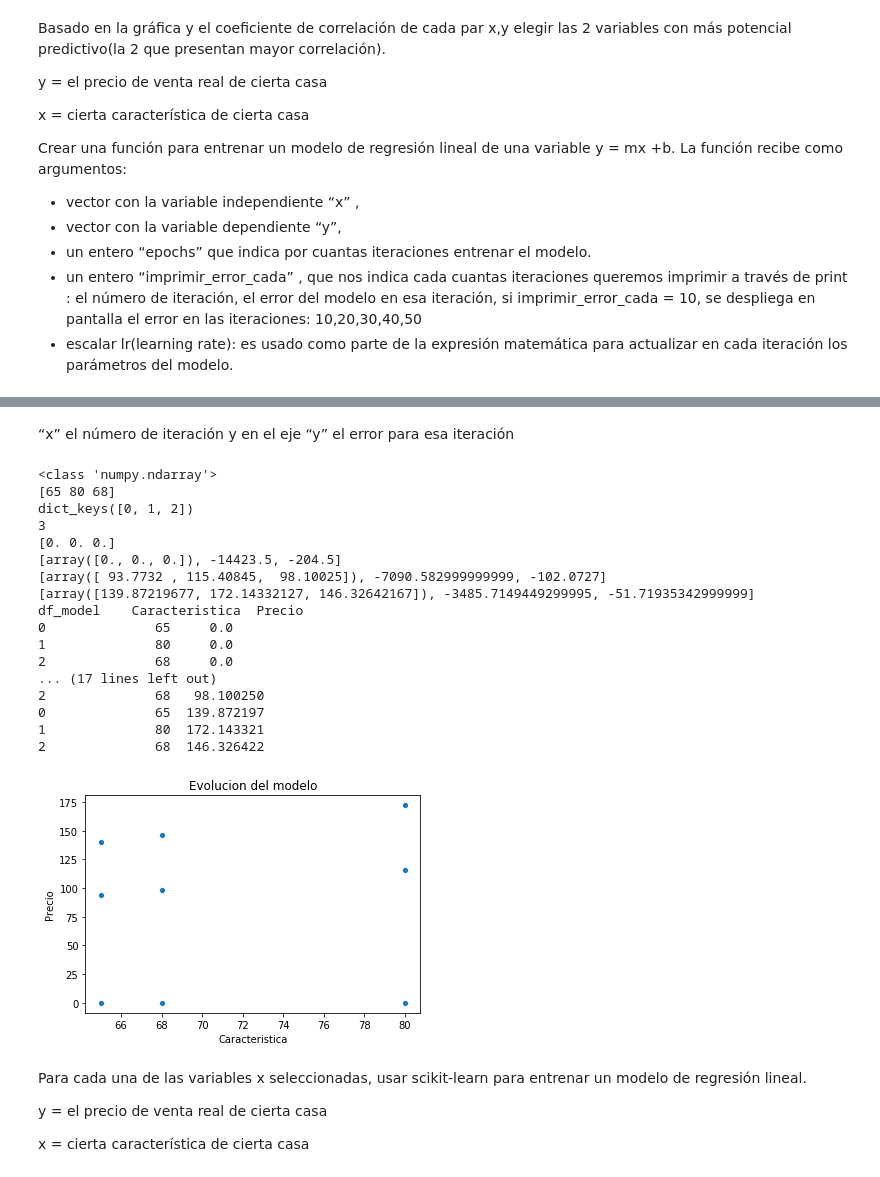
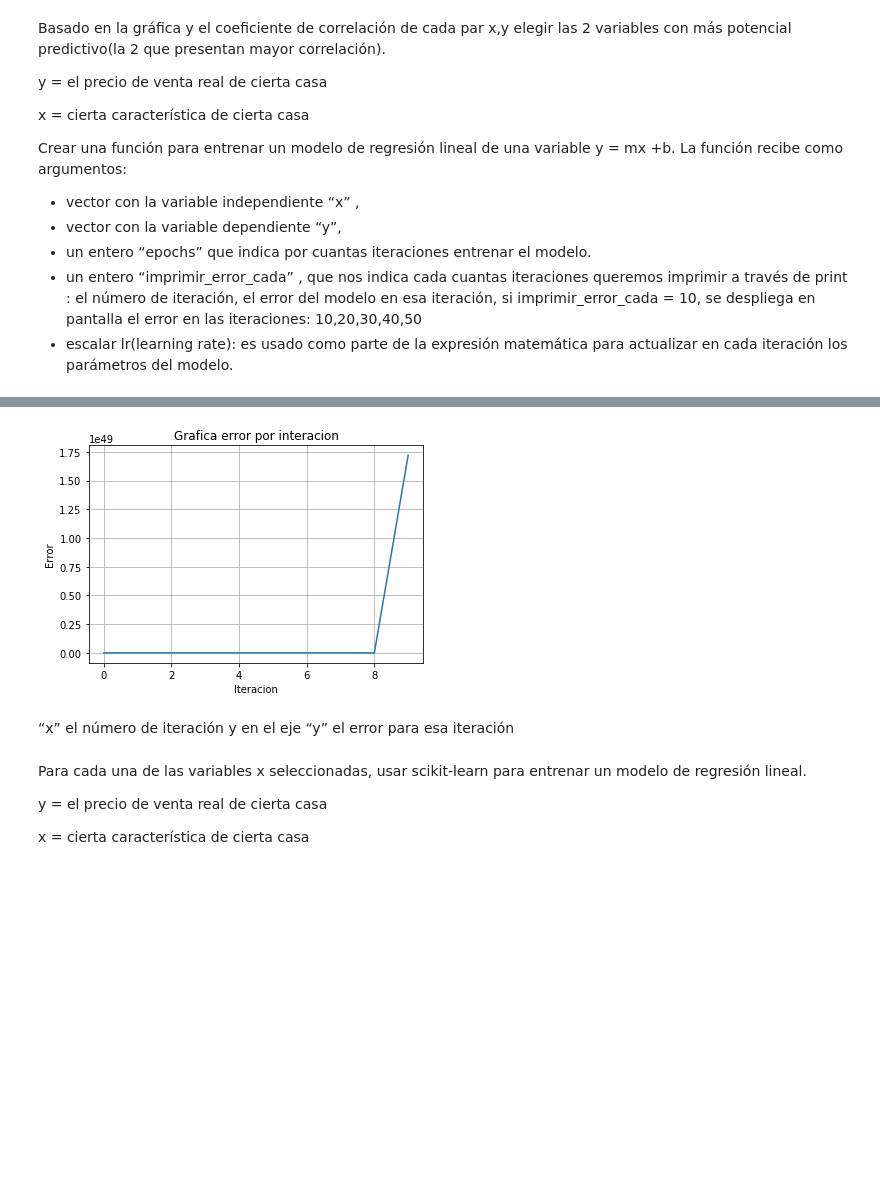
Before and after one commit to an3iitho/Project_linear_regression, a Jupyter notebook: Proyecto_Alvaro-Esquivel.ipynb, the cells around one changed output, grey strips where cells are left out. Saved outputs shown, nothing was run; the diff lists cells and outputs as text; code cells hidden in the pictures; blank space fills up the shorter version.

```diff
--- a/Proyecto_Alvaro-Esquivel.ipynb
+++ b/Proyecto_Alvaro-Esquivel.ipynb
@@ -425,0 +412,7 @@ indic: [ 0  1  2  3  4  5  6  7  8  9 10 11 12 13 14 15 16 17 18 19] (20,)
+# %%
+#Modelo entrenamiento regresion lineal pies de construccion en el primer nivel - precio
+#y = el precio de venta real de cierta casa
+#x = los pies de construccion en el primer nivel
+
+dic_salida_cons, list_errores_cons = entrenar_modelo(pies_primer_nivel, precio, 10, 2, 0.0001)
+print("\nDiccionario de salida: ", dic_salida_cons, "\n\nErrores del modelo:", list_errores_cons)
@@ -426,64 +440,18 @@ indic: [ 0  1  2  3  4  5  6  7  8  9 10 11 12 13 14 15 16 17 18 19] (20,)
+# %%
+#Grafica de errores
+
+indic = np.arange(0,len(list_errores_cons))
+ax = plt.subplot()
+ax.plot(indic, list_errores_cons)
+ax.set(xlabel='Iteracion', ylabel='Error',
+       title='Grafica error por interacion')
+ax.grid()
+
+plt.show()
+# %% [output]
+[figure, added]
 # %% [markdown]
 “x” el número de iteración y en el eje “y” el error para esa iteración
-# %%
-#y = el precio de venta real de cierta casa
-#x = cierta característica de cierta casa
-#dataset = pd.DataFrame({'Pies de calle': pies_calle_n, 'Precio': precio})
-#ax = sns.scatterplot(x="Pies de calle", y="Precio", data=dataset).set_title(titulo)
-
-print(type(pies_calle_n))
-#dataset = pd.DataFrame({'Pies de calle': pies_calle_n, 'Precio': precio})
-#cor = dataset.corr()
-#coefcorr_calle = cor.loc['Pies de calle','Precio']
-#print("Correlacion entre Pies lineales de calle conectados a la propiedad y precio")
-#print("Coeficiente: ", coefcorr_calle)
-#titulo = "Correlacion entre pies de calle y precio: " + str("%.2f" % round(coefcorr_calle, 2))
-
-#ax = sns.scatterplot(x="Pies de calle", y="Precio", data=dataset).set_title(titulo)
-
-def graficar_modelo_entrenado(x, dic_entrada, n):
-    print(x)
-    print(dic_entrada.keys())
-    print(len(dic_entrada.keys()))
-    print(dic_entrada[0][0])
-    print(dic_entrada[0])
-    print(dic_entrada[1])
-    print(dic_entrada[2])
-    df_model = pd.DataFrame({'Caracteristica': x, 'Precio': dic_entrada[0][0]})
-    print("df_model", df_model)
-    for i in range(1, len(dic_entrada.keys())):
-        print("interacion",i)
-        if((i%n) == 0):
-            print("Error", i, ": ")
-            df_model_agregar = pd.DataFrame({'Caracteristica': x, 'Precio': dic_entrada[i][0]})
-            df_model = df_model.append(df_model_agregar)
-            print(df_model)
-
-
-    titulo = "Evolucion del modelo"
-    ax = sns.scatterplot(x="Caracteristica", y="Precio", data=df_model).set_title(titulo)
-    return
-
-graficar_modelo_entrenado(x_prueba, dic_salida, 1)
-# %% [output]
-<class 'numpy.ndarray'>
-[65 80 68]
-dict_keys([0, 1, 2])
-3
-[0. 0. 0.]
-[array([0., 0., 0.]), -14423.5, -204.5]
-[array([ 93.7732 , 115.40845,  98.10025]), -7090.582999999999, -102.0727]
-[array([139.87219677, 172.14332127, 146.32642167]), -3485.7149449299995, -51.71935342999999]
-df_model    Caracteristica  Precio
-0              65     0.0
-1              80     0.0
-2              68     0.0
-... (17 lines left out)
-2              68   98.100250
-0              65  139.872197
-1              80  172.143321
-2              68  146.326422
-[figure, removed]
 # %% [markdown]
 Para cada una de las variables x seleccionadas, usar scikit-learn para entrenar un modelo de regresión lineal.
 
```
Also changed, not shown: parts of 7 cells of this notebook.
